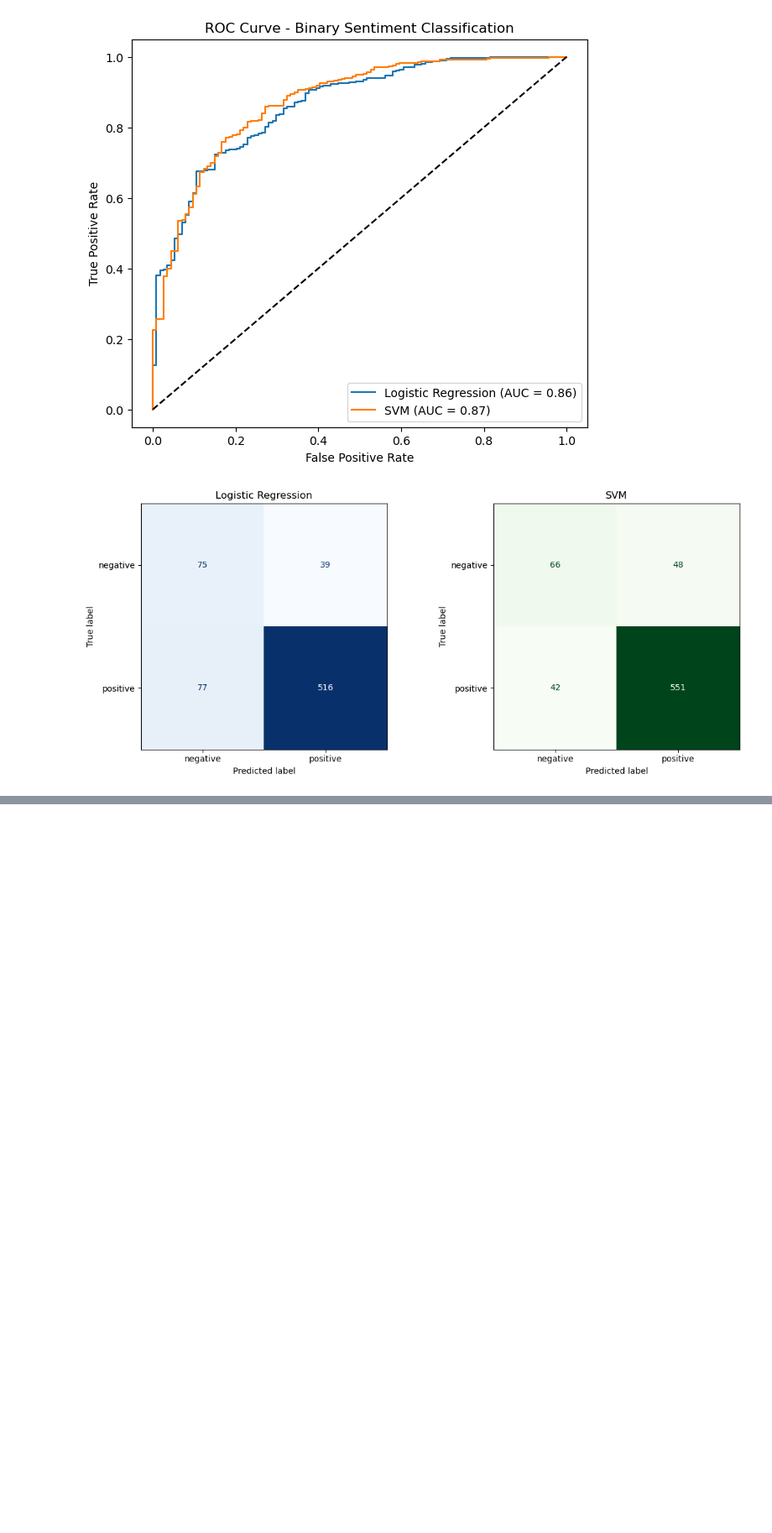
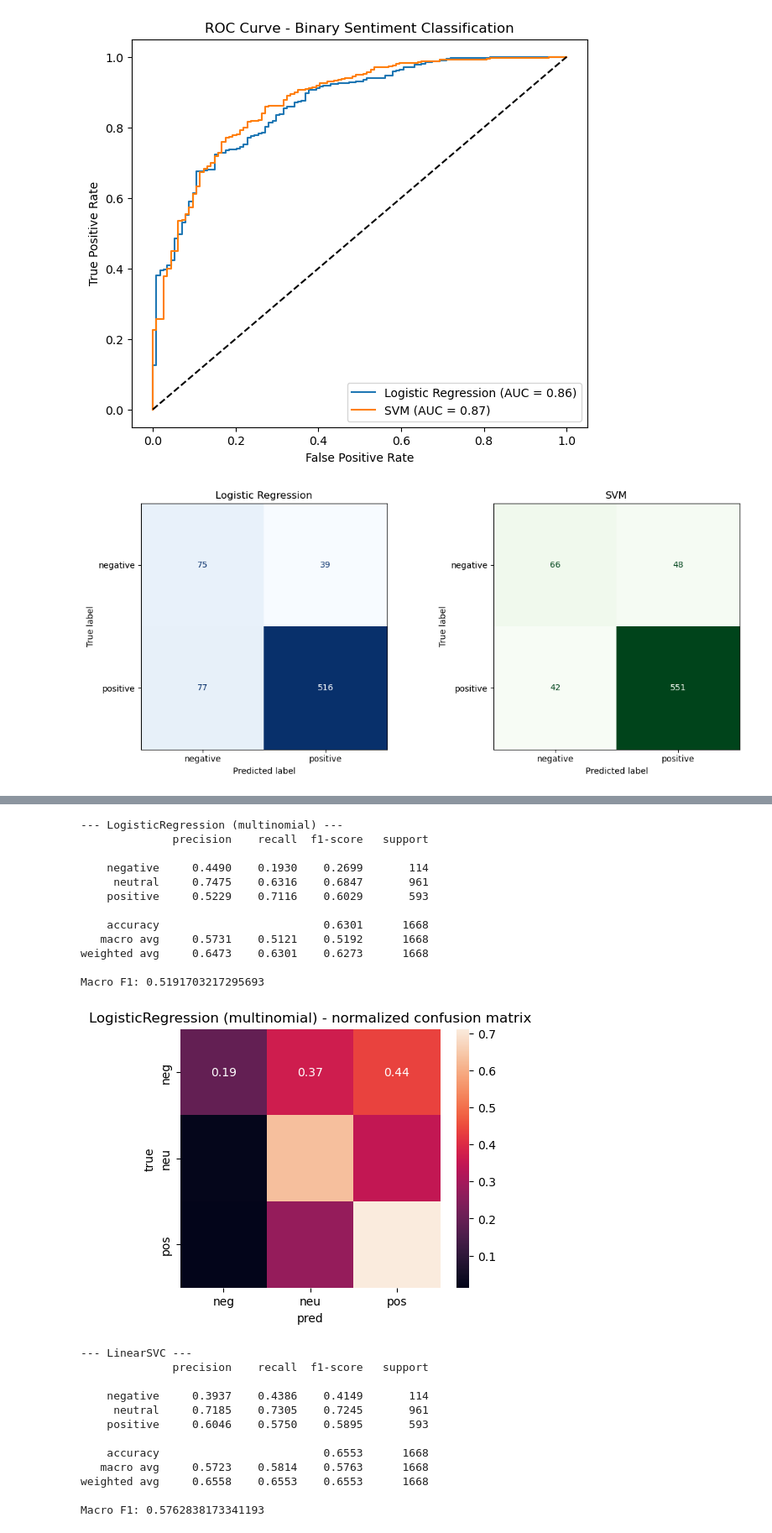
Before and after one commit to g-eez/dsc-phase-4-project, a Jupyter notebook: notebook.ipynb, the cells around one changed output, grey strips where cells are left out. Shown at 84% size. Drawn from its saved outputs; the diff is of its cells as text; code cells hidden in the pictures; blank space fills up the shorter version.

Commit message:
multiclass classification

```diff
--- a/notebook.ipynb
+++ b/notebook.ipynb
@@ -592,0 +590,78 @@ plt.show()
+# %%
+# === Phase 2: Multiclass Classification (baseline) ===
+
+# 1) Prepare data (use the cleaned_text column you created already)
+X = df_clean['cleaned_text'].astype(str)
+y = df_clean['sentiment']  # should contain 'positive','neutral','negative'
+
+# 2) Stratified split
+X_train, X_test, y_train, y_test = train_test_split(
+    X, y, test_size=0.2, random_state=42, stratify=y
+)
+
+# 3) Define a reusable function to train/eval a pipeline
+
+def train_and_eval(pipeline, X_train, y_train, X_test, y_test, name="model"):
+    pipeline.fit(X_train, y_train)
+    y_pred = pipeline.predict(X_test)
+    print(f"--- {name} ---")
+    print(classification_report(y_test, y_pred, digits=4))
+    print("Macro F1:", f1_score(y_test, y_pred, average='macro'))
+    # Confusion matrix (normalized)
+    cm = confusion_matrix(y_test, y_pred, labels=["negative","neutral","positive"])
+    cm_norm = cm.astype('float') / cm.sum(axis=1)[:, np.newaxis]
+    plt.figure(figsize=(5,4))
+    sns.heatmap(cm_norm, annot=True, fmt=".2f", xticklabels=["neg","neu","pos"], yticklabels=["neg","neu","pos"])
+    plt.title(f"{name} - normalized confusion matrix")
+    plt.xlabel("pred")
+    plt.ylabel("true")
+    plt.show()
+    return pipeline
+
+# 4) Baseline: Logistic Regression (multinomial) + TF-IDF
+pipe_lr = Pipeline([
+    ("tfidf", TfidfVectorizer(max_features=10000, ngram_range=(1,2))),
+    ("clf", LogisticRegression(solver='saga', multi_class='multinomial', max_iter=2000, class_weight='balanced', random_state=42))
+])
+
+best_lr = train_and_eval(pipe_lr, X_train, y_train, X_test, y_test, name="LogisticRegression (multinomial)")
+
+# 5) Baseline: LinearSVC (one-vs-rest) - usually fast
+pipe_svc = Pipeline([
+    ("tfidf", TfidfVectorizer(max_features=10000, ngram_range=(1,2))),
+    ("clf", LinearSVC(class_weight='balanced', max_iter=5000))
+])
+best_svc = train_and_eval(pipe_svc, X_train, y_train, X_test, y_test, name="LinearSVC")
+
+# 6) Baseline: RandomForest
+pipe_rf = Pipeline([
+    ("tfidf", TfidfVectorizer(max_features=5000, ngram_range=(1,1))),
+    ("clf", RandomForestClassifier(n_estimators=200, class_weight='balanced', n_jobs=-1, random_state=42))
+])
+best_rf = train_and_eval(pipe_rf, X_train, y_train, X_test, y_test, name="RandomForest")
+# %% [output]
+--- LogisticRegression (multinomial) ---
+              precision    recall  f1-score   support
+
+    negative     0.4490    0.1930    0.2699       114
+     neutral     0.7475    0.6316    0.6847       961
+    positive     0.5229    0.7116    0.6029       593
+
+    accuracy                         0.6301      1668
+   macro avg     0.5731    0.5121    0.5192      1668
+weighted avg     0.6473    0.6301    0.6273      1668
+
+Macro F1: 0.5191703217295693
+[figure, added]
+--- LinearSVC ---
+              precision    recall  f1-score   support
+
+    negative     0.3937    0.4386    0.4149       114
+     neutral     0.7185    0.7305    0.7245       961
+    positive     0.6046    0.5750    0.5895       593
+
+    accuracy                         0.6553      1668
+   macro avg     0.5723    0.5814    0.5763      1668
+weighted avg     0.6558    0.6553    0.6553      1668
+
+Macro F1: 0.5762838173341193
```
Also changed, not shown: parts of 7 cells of this notebook.
